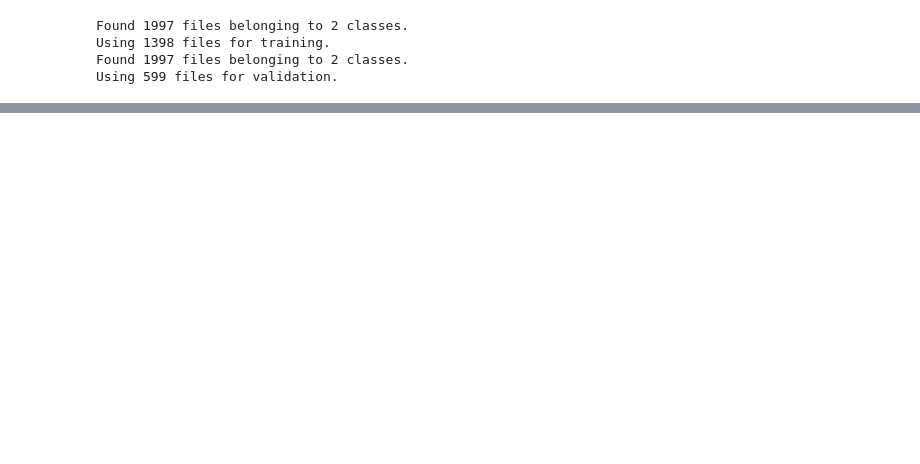
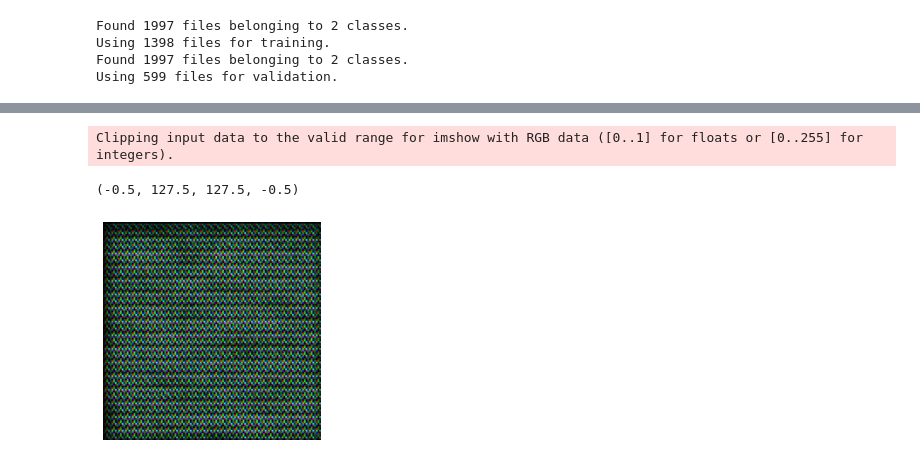
Before and after one commit to JohnTheMotley/CreepyGAN, a Jupyter notebook: main.ipynb, the cells around one changed output, grey strips where cells are left out. Saved outputs shown, nothing was run; the diff lists cells and outputs as text; code cells hidden in the pictures; blank space fills up the shorter version.

```diff
--- a/main.ipynb
+++ b/main.ipynb
@@ -87,0 +157,15 @@ for f in os.listdir(dir):
+# %%
+train_vectors = tf.random.normal((2000, VECTOR_LENGTH))
+train_labels = tf.concat([
+    tf.ones((1000, 1)),
+    tf.zeros((1000, 1)),
+], 0)
+
+
+full_model.fit(
+    x=train_vectors,
+    y=train_labels,
+    validation_split=0.3,
+    shuffle=True,
+    epochs=2,
+)
@@ -87,0 +178,9 @@ for f in os.listdir(dir):
+# %%
+generated_images = generator_model(train_vectors, training=False)
+
+plt.imshow(generated_images[1])
+plt.axis('off')
+# %% [output]
+Clipping input data to the valid range for imshow with RGB data ([0..1] for floats or [0..255] for integers).
+(-0.5, 127.5, 127.5, -0.5)
+[figure, added]
```
Also changed, not shown: parts of 7 cells of this notebook.
